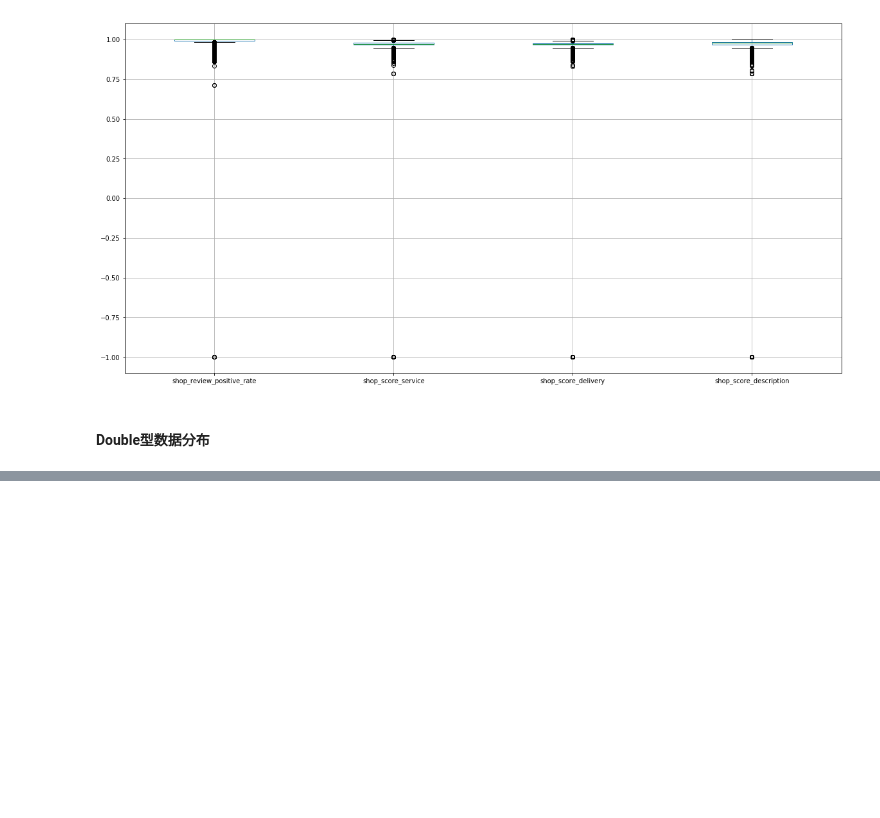
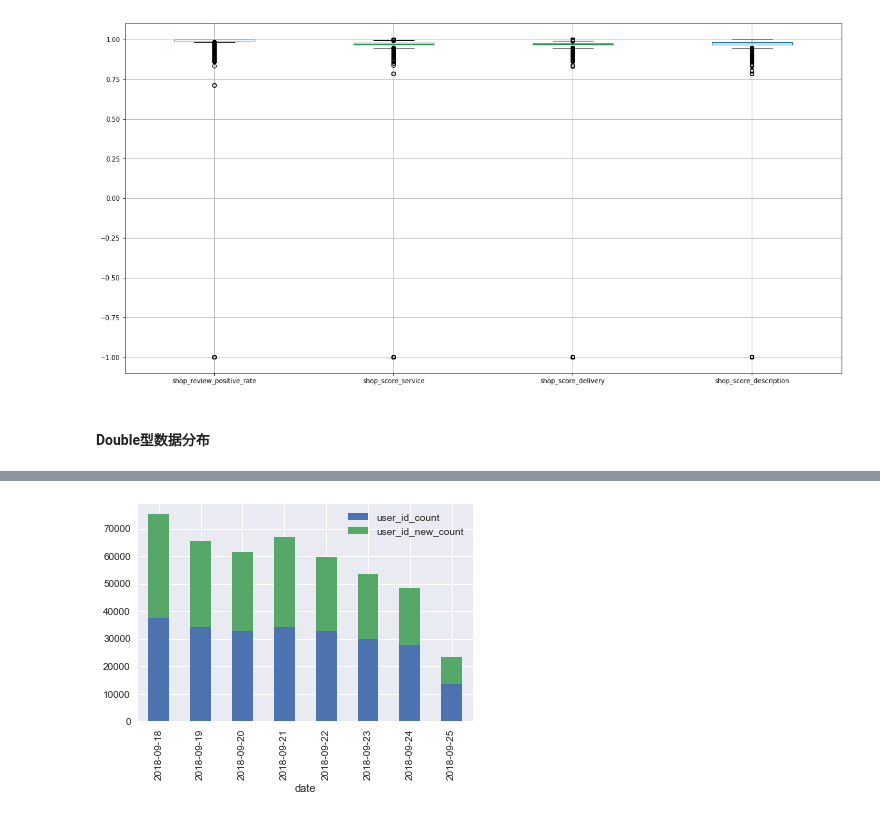
Before and after one commit to secrettianchigroup/SecretTianchiProject, a Jupyter notebook: data_peek.ipynb, the cells around one changed output, grey strips where cells are left out. Cells and saved outputs as stored; diff of their text form; code cells hidden in the pictures; blank space fills up the shorter version.

```diff
--- a/data_peek.ipynb
+++ b/data_peek.ipynb
@@ -447,0 +357,9 @@ train_df[:78261]['date']
+# %%
+################################
+# 用户每天个数以及每天新增数量
+
+id_acc = getColUvByDate(total_df, '2018-09-18', 'date', 'user_id', 8, True)
+id_sin = getColUvByDate(total_df, '2018-09-18', 'date', 'user_id', 0, True)
+printBarStack(id_sin, id_acc, 'user_id_count', 'user_id_new_count')
+# %% [output]
+[figure, added]
```
Also changed, not shown: parts of 32 cells of this notebook, 9 other files.
